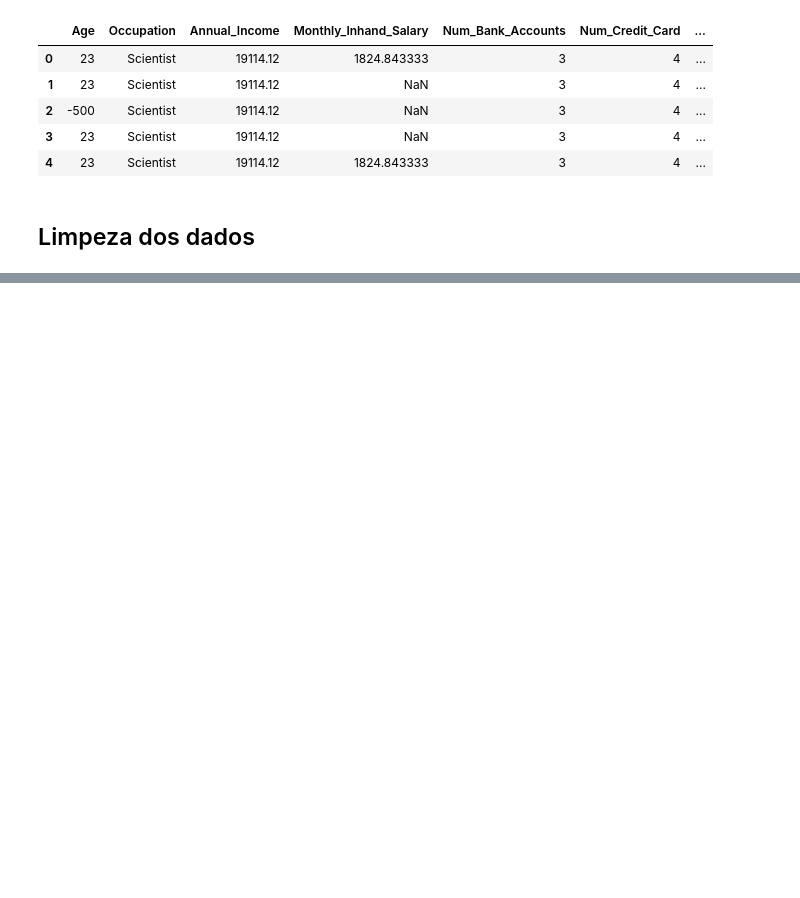
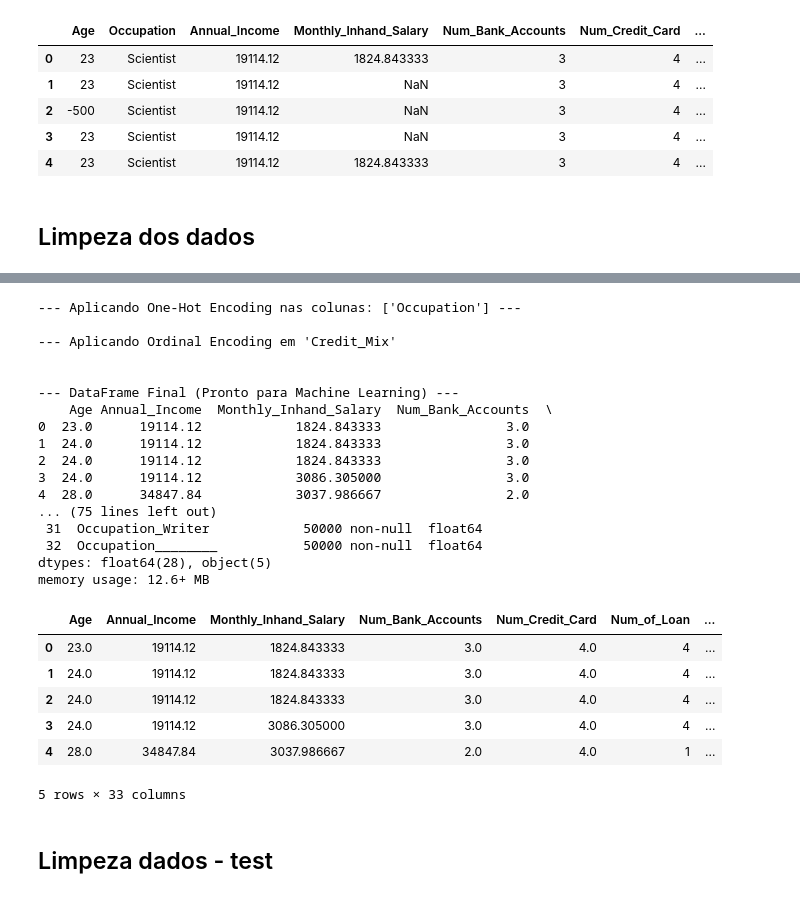
Before and after one commit to fabioebner/quantum-finance-mlops, a Jupyter notebook: notebooks/data-processing.ipynb, the cells around one changed output, grey strips where cells are left out. Drawn from its saved outputs; the diff is of its cells as text; code cells hidden in the pictures; blank space fills up the shorter version.

```diff
--- a/notebooks/data-processing.ipynb
+++ b/notebooks/data-processing.ipynb
@@ -162,3 +147,4 @@ memory usage: 14.5+ MB
 # %%
+df =limpeza_dados(df)
 df.head()
 # %% [output]
@@ -240,2 +271,30 @@ df.head()
+# %%
+df_test = tranformando_dados(df_test)
+df_test.head()
+# %% [output]
+--- Aplicando One-Hot Encoding nas colunas: ['Occupation'] ---
+
+--- Aplicando Ordinal Encoding em 'Credit_Mix'
+
+
+--- DataFrame Final (Pronto para Machine Learning) ---
+    Age Annual_Income  Monthly_Inhand_Salary  Num_Bank_Accounts  \
+0  23.0      19114.12            1824.843333                3.0
+1  24.0      19114.12            1824.843333                3.0
+2  24.0      19114.12            1824.843333                3.0
+3  24.0      19114.12            3086.305000                3.0
+4  28.0      34847.84            3037.986667                2.0
+... (75 lines left out)
+ 31  Occupation_Writer            50000 non-null  float64
+ 32  Occupation________           50000 non-null  float64
+dtypes: float64(28), object(5)
+memory usage: 12.6+ MB
+|  | Age | Annual_Income | Monthly_Inhand_Salary | Num_Bank_Accounts | Num_Credit_Card | Num_of_Loan | ... |
+| 0 | 23.0 | 19114.12 | 1824.843333 | 3.0 | 4.0 | 4 | ... |
+| 1 | 24.0 | 19114.12 | 1824.843333 | 3.0 | 4.0 | 4 | ... |
+| 2 | 24.0 | 19114.12 | 1824.843333 | 3.0 | 4.0 | 4 | ... |
+| 3 | 24.0 | 19114.12 | 3086.305000 | 3.0 | 4.0 | 4 | ... |
+| 4 | 28.0 | 34847.84 | 3037.986667 | 2.0 | 4.0 | 1 | ... |
+5 rows × 33 columns
 # %%
 df.to_csv("../data/processed/train_processed.csv", index=False)
@@ -241,0 +302,2 @@ df.to_csv("../data/processed/train_processed.csv", index=False)
+# %% [markdown]
+## Limpeza dados - test
```
Also changed, not shown: parts of 9 cells of this notebook, 3 other files.
